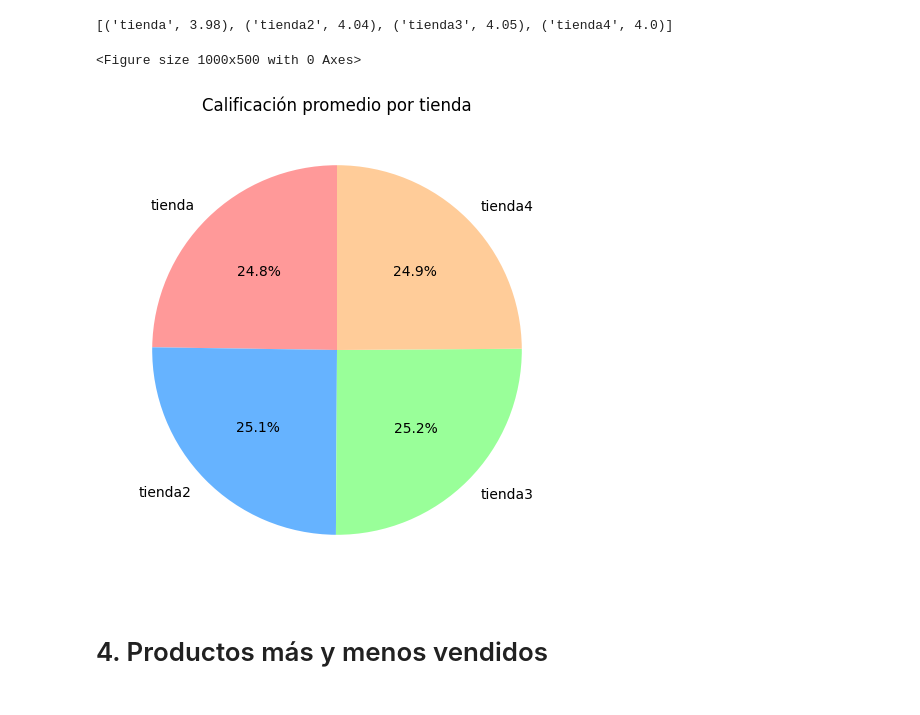
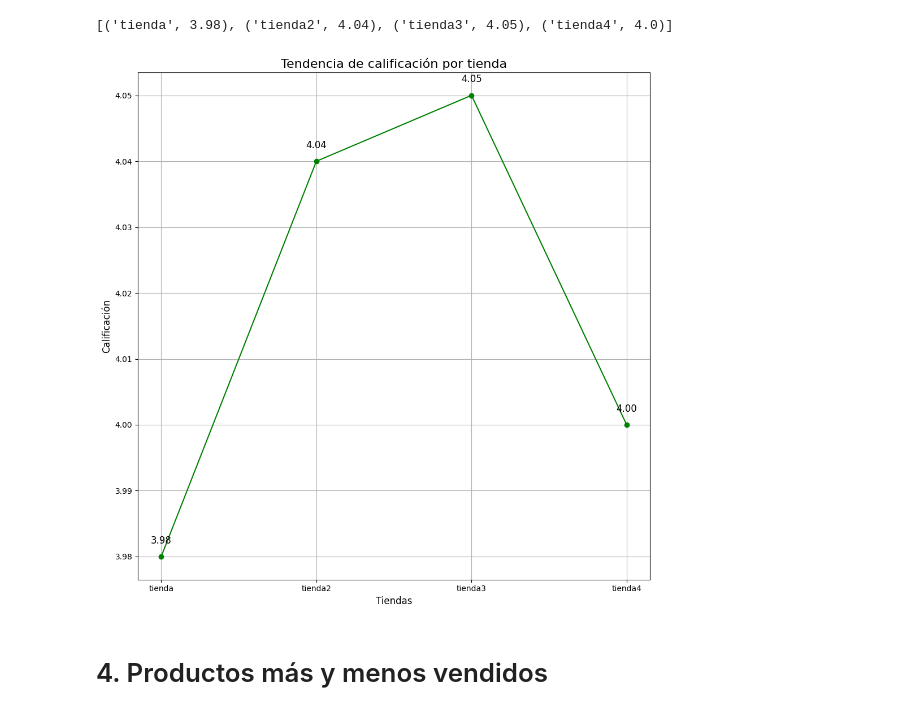
Before and after one commit to Alfonso-Jesus-Garcia-Moya/Challenge_1_Python_para_Data_Science_Challenge_Alura_Store, a Jupyter notebook: AluraStoreLatam.ipynb, the cells around one changed output. Cells and saved outputs as stored; diff of their text form; code cells hidden in the pictures.

```diff
--- a/AluraStoreLatam.ipynb
+++ b/AluraStoreLatam.ipynb
@@ -264,23 +264,21 @@ resultado_de_calificacion_promedio_y_numero_de_tienda = list(zip(nombres_tiendas
 print(resultado_de_calificacion_promedio_y_numero_de_tienda)
 # %% [output]
 [('tienda', 3.98), ('tienda2', 4.04), ('tienda3', 4.05), ('tienda4', 4.0)]
-# %%
-# Con Matplolib instalado y con las bibliotecas importadas, continuaré en generar los graficos explicativos.
-# Usaremos la variable con los datos resultado_de_tienda_y_suma_de_precios y extraeré los datos de la tupla para usarlos en cada eje del grafico.
-
-tiendas, calificacion = zip(*resultado_de_calificacion_promedio_y_numero_de_tienda)
-
-# Carateristicas de la figura
-
-grafico_facturacion_por_tienda = plt.figure(figsize=(10,5))
-
-plt.figure(figsize=(10, 6))
-plt.pie(calificacion, labels=tiendas, autopct='%1.1f%%', startangle=90, colors=['#ff9999', '#66b3ff', '#99ff99', '#ffcc99'])
-plt.title('Calificación promedio por tienda')
-plt.show()
-# %% [output]
-<Figure size 1000x500 with 0 Axes>
-[figure, removed]
+# %%
+grafico_de_tendencia_de_calificacion_por_tienda = plt.figure(figsize=(10, 10))
+plt.plot(tiendas, calificacion, marker='o', linestyle='-', color='green')
+plt.title("Tendencia de calificación por tienda", fontsize=16)
+plt.xlabel("Tiendas", fontsize=12)
+plt.ylabel("Calificación", fontsize=12)
+
+for i, valor in enumerate(calificacion):
+    plt.text(i, valor + 0.002, f"{valor:.2f}", ha="center", fontsize=12)
+
+plt.grid(True)
+plt.tight_layout()
+plt.show()
+# %% [output]
+[figure, added]
 # %% [markdown]
 # 4. Productos más y menos vendidos
 # %% [markdown]
```
Also changed, not shown: parts of 1 cell of this notebook.
